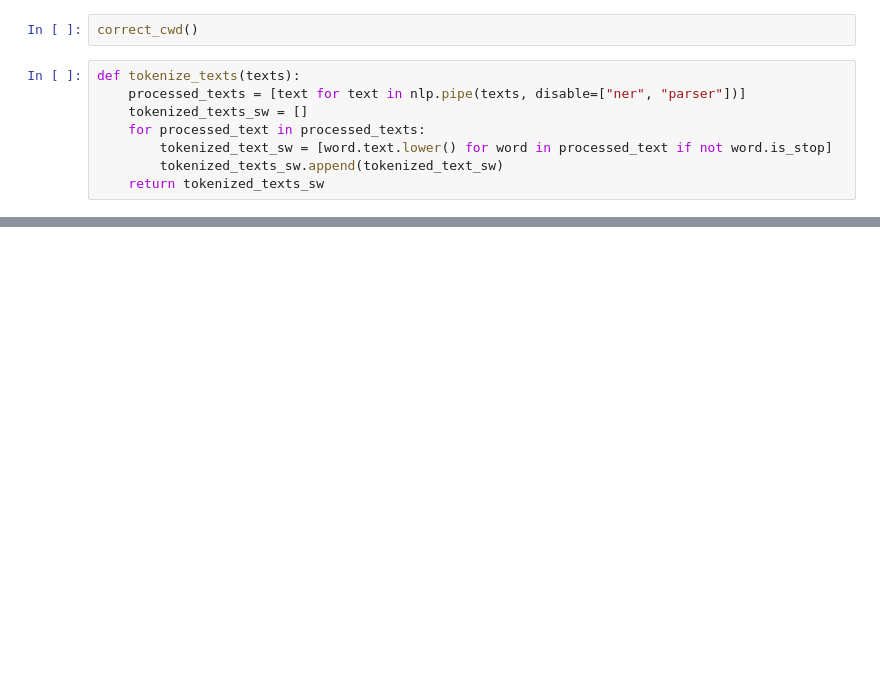
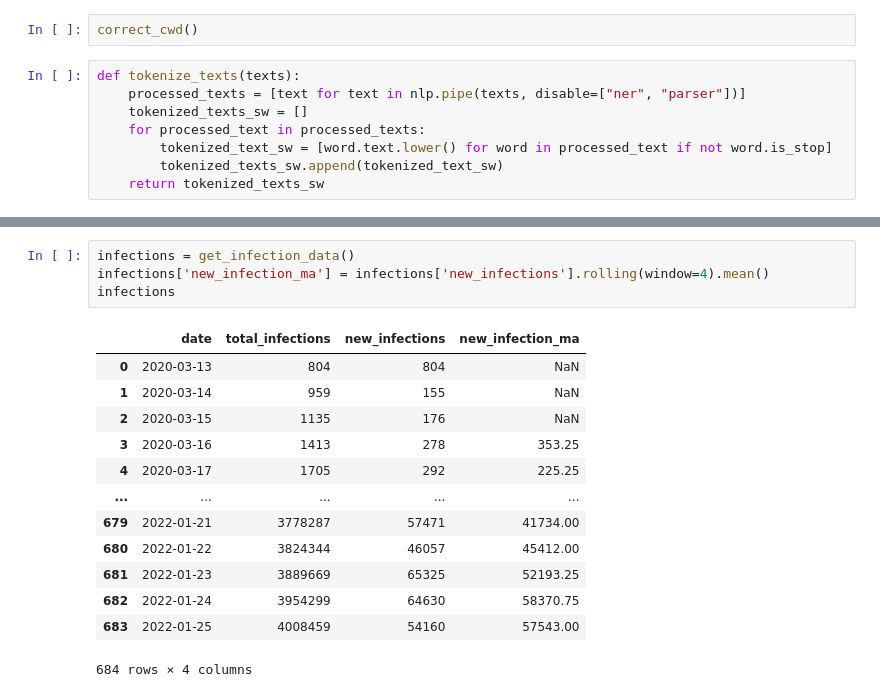
Before and after one commit to matthiasmeester/dm_project, a Jupyter notebook: src/analyses/spacy.ipynb, the cells around one changed output, grey strips where cells are left out. Drawn from its saved outputs; the diff is of its cells as text; blank space fills up the shorter version.

```diff
--- a/src/analyses/spacy.ipynb
+++ b/src/analyses/spacy.ipynb
@@ -40,0 +101,18 @@ for content in rutte_data:
+# %%
+infections = get_infection_data()
+infections['new_infection_ma'] = infections['new_infections'].rolling(window=4).mean()
+infections
+# %% [output]
+|  | date | total_infections | new_infections | new_infection_ma |
+| 0 | 2020-03-13 | 804 | 804 | NaN |
+| 1 | 2020-03-14 | 959 | 155 | NaN |
+| 2 | 2020-03-15 | 1135 | 176 | NaN |
+| 3 | 2020-03-16 | 1413 | 278 | 353.25 |
+| 4 | 2020-03-17 | 1705 | 292 | 225.25 |
+| ... | ... | ... | ... | ... |
+| 679 | 2022-01-21 | 3778287 | 57471 | 41734.00 |
+| 680 | 2022-01-22 | 3824344 | 46057 | 45412.00 |
+| 681 | 2022-01-23 | 3889669 | 65325 | 52193.25 |
+| 682 | 2022-01-24 | 3954299 | 64630 | 58370.75 |
+| 683 | 2022-01-25 | 4008459 | 54160 | 57543.00 |
+684 rows × 4 columns
```
Also changed, not shown: parts of 9 cells of this notebook, 4 other files.
